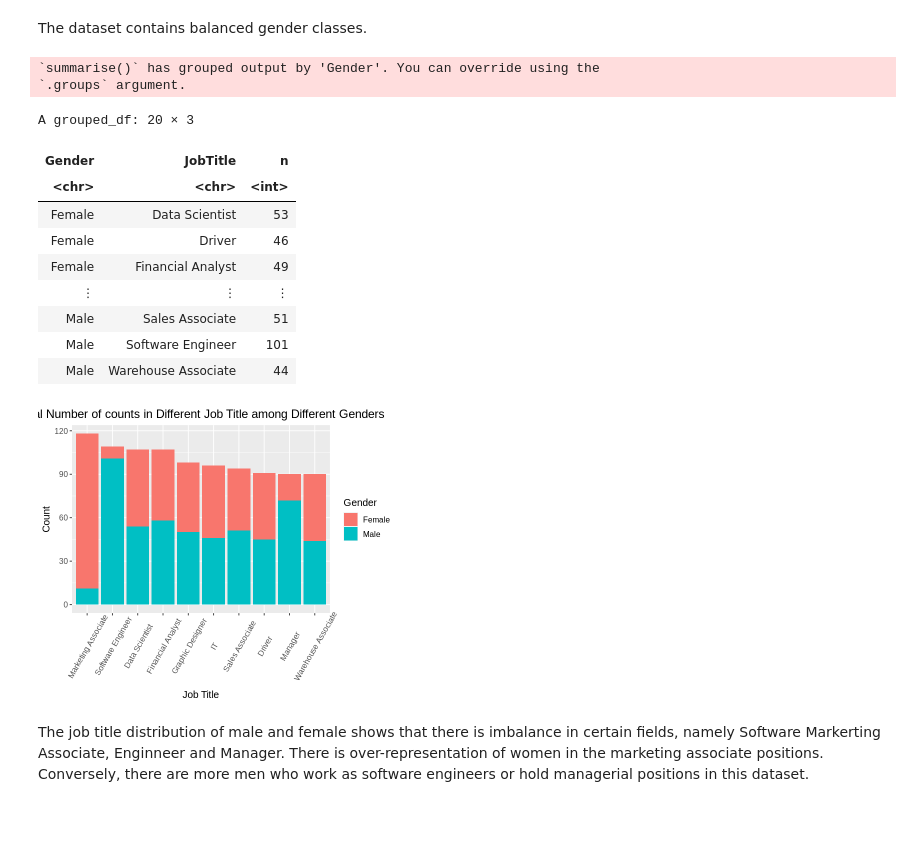
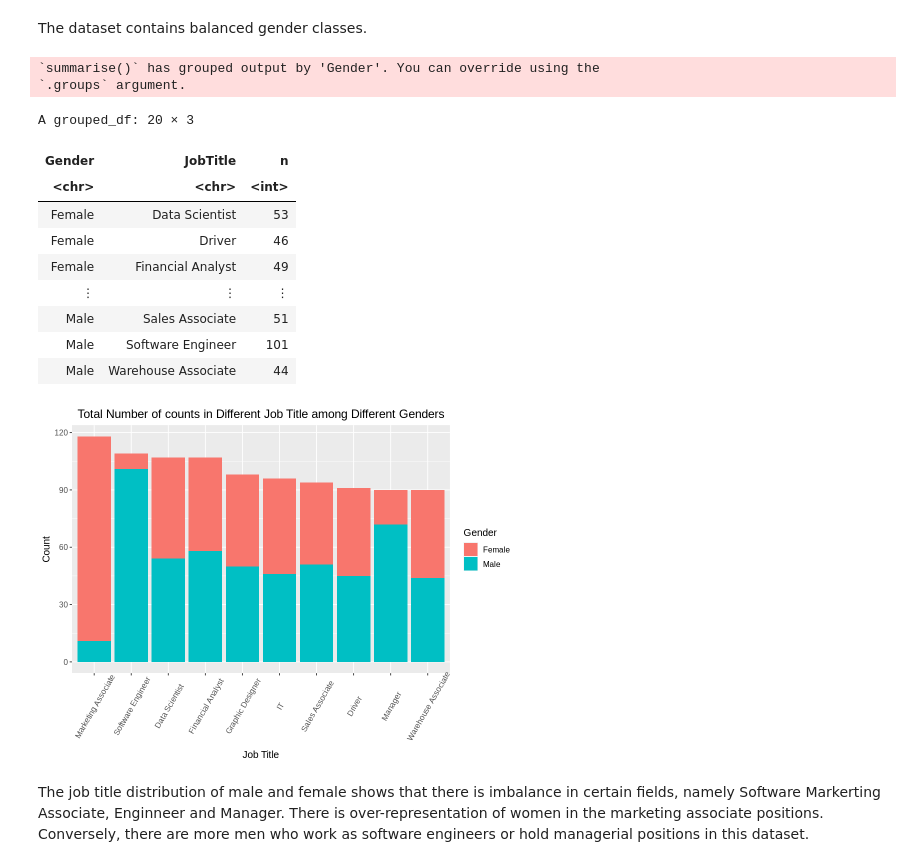
Before and after one commit to kristennli/stat201, a Jupyter notebook: Project Proposal.ipynb, the cells around one changed output. Cells and saved outputs as stored; diff of their text form; code cells hidden in the pictures; blank space fills up the shorter version.

```diff
--- a/Project Proposal.ipynb
+++ b/Project Proposal.ipynb
@@ -174,34 +174,36 @@ title <- df %>%
     # select(JobTitle) %>%
     summarise(n=n())
 title
+
+options(repr.plot.width = 8, repr.plot.height = 6)
 
 title_dist <- title %>%
     ggplot(aes(x = reorder(JobTitle, -n), y = n, fill = Gender))+
   geom_bar(stat = 'identity')+
   labs(x = "Job Title",
        y = "Count",
        fill = "Gender",
        title = "Total Number of counts in Different Job Title among Different Genders")+
   scale_color_brewer(palette = "Set3")+
   theme(axis.text.x = element_text(angle = 60, vjust = 0.6, hjust=0.5),
         text = element_text(size = 12))+
   theme(plot.title = element_text(hjust = 0.5))
 
 title_dist
 # %% [output]
 `summarise()` has grouped output by 'Gender'. You can override using the
 `.groups` argument.
 A grouped_df: 20 × 3
 | Gender | JobTitle | n |
 | <chr> | <chr> | <int> |
 | Female | Data Scientist | 53 |
 | Female | Driver | 46 |
 | Female | Financial Analyst | 49 |
 | ⋮ | ⋮ | ⋮ |
 | Male | Sales Associate | 51 |
 | Male | Software Engineer | 101 |
 | Male | Warehouse Associate | 44 |
-[figure, old version]
+[figure, new version]
 # %% [markdown]
 The job title distribution of male and female shows that there is imbalance in certain fields, namely Software Markerting Associate, Enginneer and Manager. There is over-representation of women in the marketing associate positions. Conversely, there are more men who work as software engineers or hold managerial positions in this dataset.
 # %%
```
Also changed, not shown: parts of 8 cells of this notebook.
